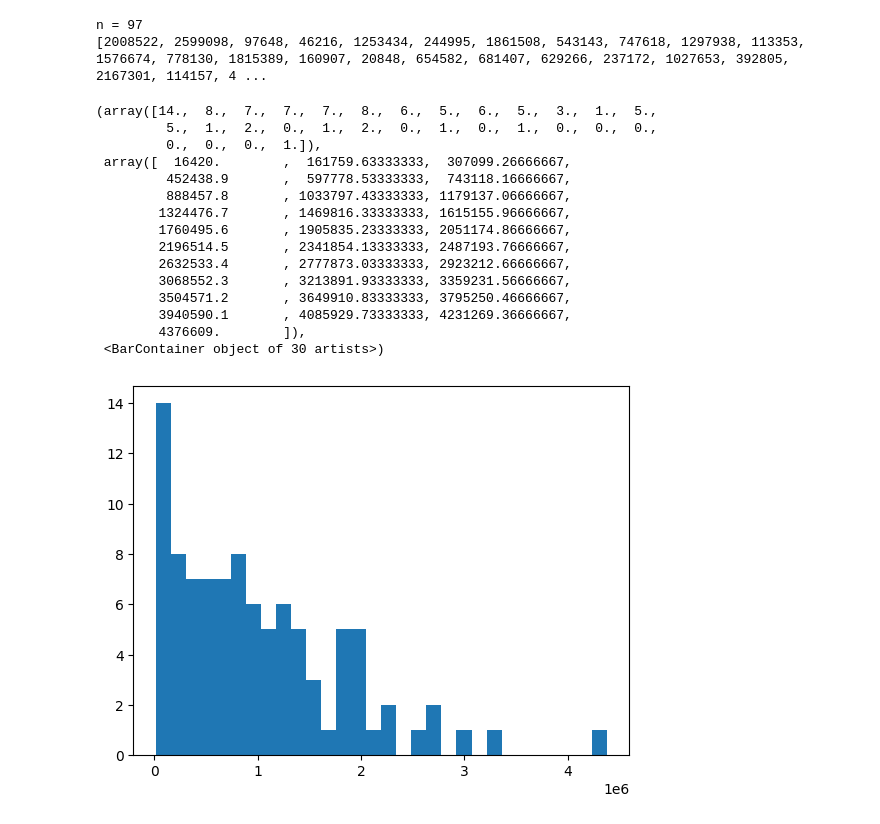
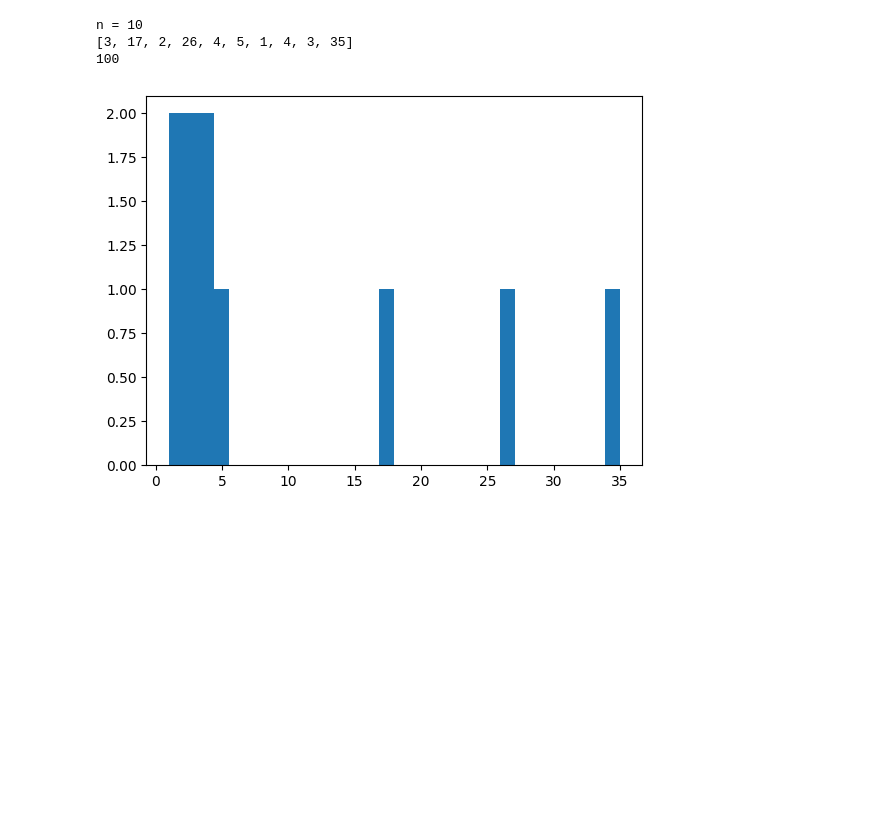
Before and after one commit to tabae/AHC001, a Jupyter notebook: workspace.ipynb, the cells around one changed output. Cells and saved outputs as stored; diff of their text form; code cells hidden in the pictures; blank space fills up the shorter version.

```diff
--- a/workspace.ipynb
+++ b/workspace.ipynb
@@ -36,33 +36,23 @@ plt.hist(n_samples, bins=30)
 # %%
 def gen_r():
     import random
 
-    x = int(50 * 4 ** rand()) - 1  # replace with the desired number of samples
-    distinct_values = random.sample(range(1, 99999999+1), x)
+    #x = int(50 * 4 ** rand()) - 1  # replace with the desired number of samples
+    x = 10
+    distinct_values = random.sample(range(1, 100), x-1)
+    distinct_values.append(0)
+    distinct_values.append(100)
     q = sorted(distinct_values)
     r = [q[i+1] - q[i] for i in range(len(q)-1)]
     print("n = {}".format(x))
     print(r)
     return r
 
 r = gen_r()
 plt.hist(r, bins=30)
+print(sum(r))
 # %% [output]
-n = 97
-[2008522, 2599098, 97648, 46216, 1253434, 244995, 1861508, 543143, 747618, 1297938, 113353, 1576674, 778130, 1815389, 160907, 20848, 654582, 681407, 629266, 237172, 1027653, 392805, 2167301, 114157, 4 ...
+n = 10
+[3, 17, 2, 26, 4, 5, 1, 4, 3, 35]
+100
-(array([14.,  8.,  7.,  7.,  7.,  8.,  6.,  5.,  6.,  5.,  3.,  1.,  5.,
-         5.,  1.,  2.,  0.,  1.,  2.,  0.,  1.,  0.,  1.,  0.,  0.,  0.,
-         0.,  0.,  0.,  1.]),
- array([  16420.        ,  161759.63333333,  307099.26666667,
-         452438.9       ,  597778.53333333,  743118.16666667,
-         888457.8       , 1033797.43333333, 1179137.06666667,
-        1324476.7       , 1469816.33333333, 1615155.96666667,
-        1760495.6       , 1905835.23333333, 2051174.86666667,
-        2196514.5       , 2341854.13333333, 2487193.76666667,
-        2632533.4       , 2777873.03333333, 2923212.66666667,
-        3068552.3       , 3213891.93333333, 3359231.56666667,
-        3504571.2       , 3649910.83333333, 3795250.46666667,
-        3940590.1       , 4085929.73333333, 4231269.36666667,
-        4376609.        ]),
- <BarContainer object of 30 artists>)
-[figure, old version]
+[figure, new version]
```
Also changed, not shown: parts of 3 cells of this notebook.
